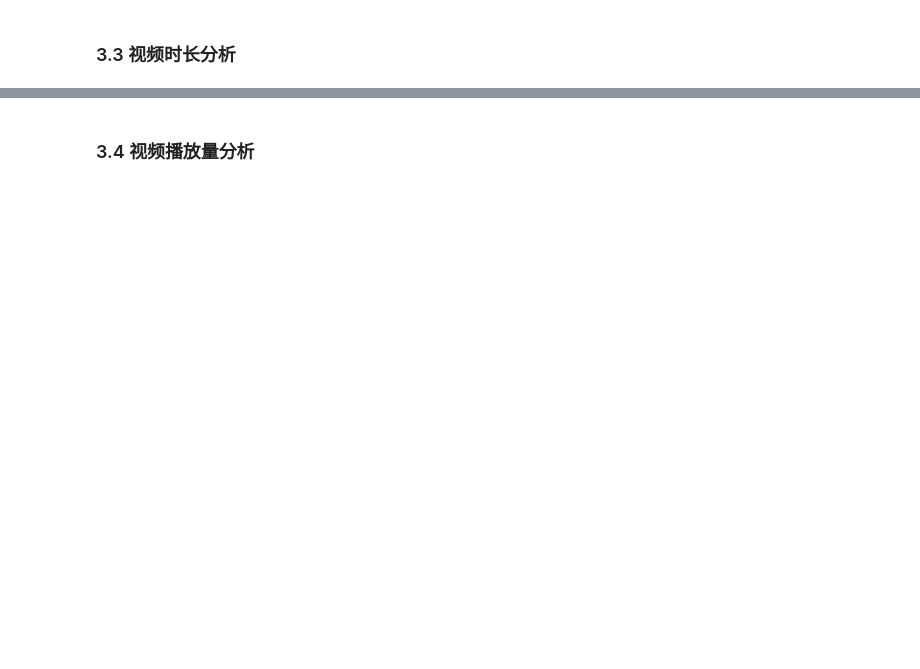
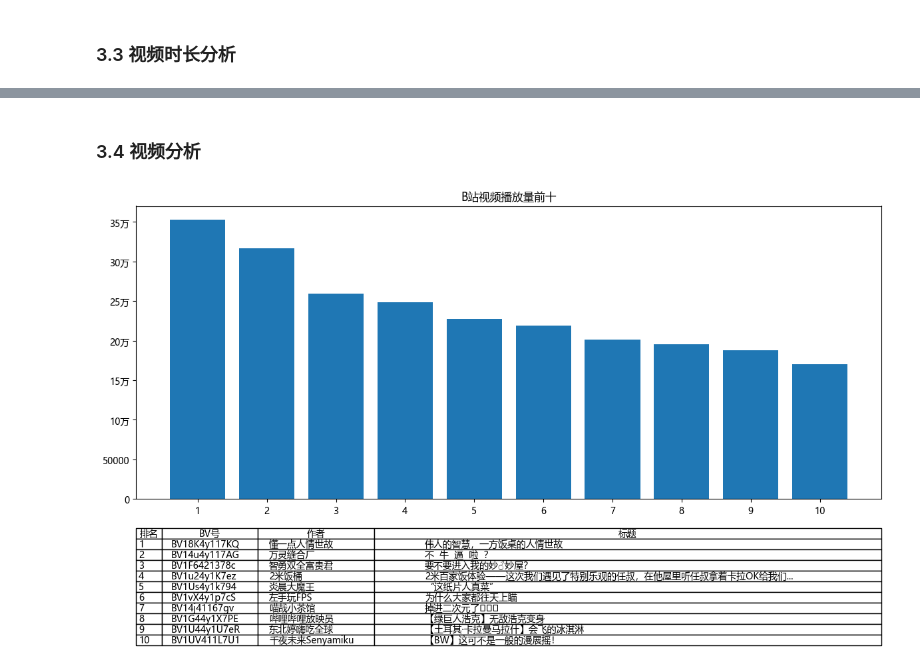
Before and after one commit to KanamiMiao/bilibili-keyword-analysis, a Jupyter notebook: analysis_dataset.ipynb, the cells around one changed output, grey strips where cells are left out. Saved outputs shown, nothing was run; the diff lists cells and outputs as text; code cells hidden in the pictures; blank space fills up the shorter version.

```diff
--- a/analysis_dataset.ipynb
+++ b/analysis_dataset.ipynb
@@ -285,2 +306,41 @@ plt.show()
 # %% [markdown]
-### 3.4 视频播放量分析
+### 3.4 视频分析
+# %%
+def plt_video_top10(by:str, title:str):
+    '''
+    by:排序的值
+    title:图表标题
+    '''
+    # 获取by量前十的视频
+    top10 = df.sort_values(by=by, ascending=False).head(10)
+
+    # 创建图表
+    plt.figure(figsize=(12, 8))
+    # 创建垂直柱状图
+    bars = plt.bar(range(len(top10)), top10[by])
+    plt.gca().yaxis.set_major_formatter(plt.FuncFormatter(format_large_numbers))
+    plt.title(title)
+    plt.xticks(range(len(top10)), range(1, len(top10)+1))
+
+    # 在图表下方添加详细信息
+    table_data = []
+    for i, (index, row) in enumerate(top10.iterrows(), 1):
+        short_title = row['title'][:40] + '...' if len(row['title']) > 40 else row['title']
+        table_data.append([i, row['bvid'], row['author'], short_title])
+
+    # 创建表格
+    table = plt.table(cellText=table_data,
+                    colLabels=['排名', 'BV号', '作者', '标题'],
+                    cellLoc='left',
+                    loc='bottom',
+                    bbox=[0, -0.5, 1, 0.4])
+
+    table.auto_set_column_width([0, 1, 2, 3])  # 根据内容自动调整列宽
+    plt.tight_layout()
+    plt.savefig(f'{fig_dir}/{title}.png')
+    plt.show()
+# %%
+# 获取播放量前十的视频
+plt_video_top10('like', 'B站视频播放量前十')
+# %% [output]
+[figure, added]
```
Also changed, not shown: parts of 33 cells of this notebook, 27 other files.
